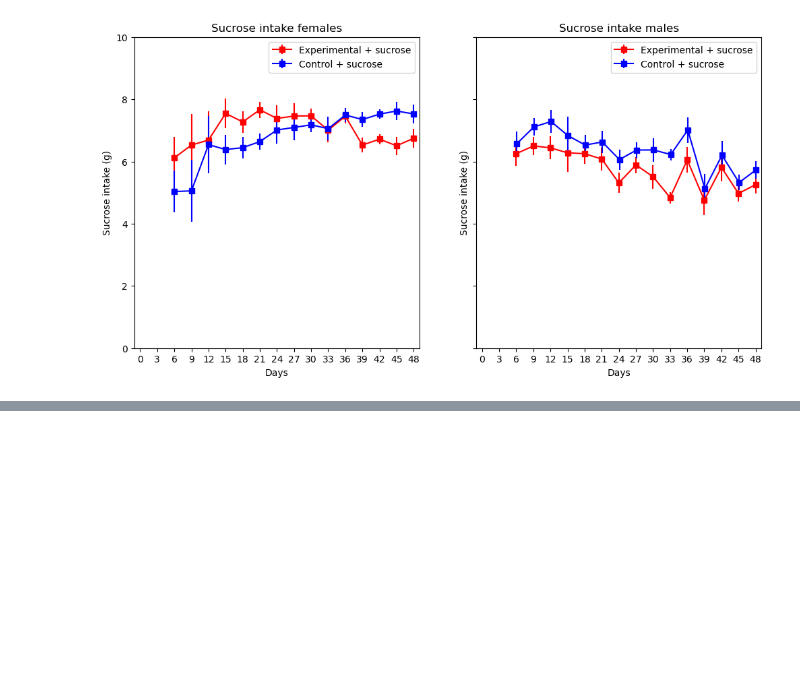
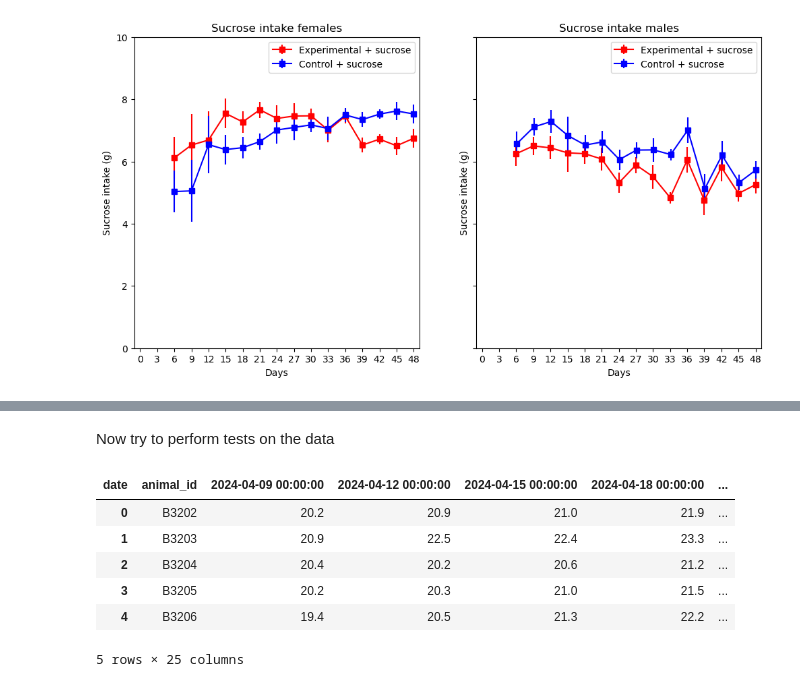
Before and after one commit to marijevisser/niacin, a Jupyter notebook: scripts/niacin_analysis_2.ipynb, the cells around one changed output, grey strips where cells are left out. Saved outputs shown, nothing was run; the diff lists cells and outputs as text; code cells hidden in the pictures; blank space fills up the shorter version.

```diff
--- a/scripts/niacin_analysis_2.ipynb
+++ b/scripts/niacin_analysis_2.ipynb
@@ -707,0 +771,27 @@ plt.show()
+# %% [markdown]
+Now try to perform tests on the data
+# %%
+# I realised that also the sucrose, sex and diet groups are missing and since I have no idea how to add that to
+# a pivoted dataset, I do it here manually.
+df_pivot = df_pivot.assign(sex = ['female','female','female','female','female','female','female','female','female','female','female',
+                                 'female','female','female','female','female','female','female','female','female','female','female','female',
+                                 'male','male','male','male','male','male','male','male','male','male','male','male','male','male','male','male',
+                                 'male','male','male','male','male','male','male','male'])
+df_pivot = df_pivot.assign(sucrose = ['No','No','No','No','No','No','No','Yes','Yes','No','No','Yes','Yes','No','No','Yes','Yes',
+                                    'Yes','Yes','Yes','Yes','Yes','Yes','Yes','Yes','Yes','Yes','No','No','No','No',
+                                     'Yes','Yes','Yes','Yes','Yes','Yes','No','No','No','No','No','No','No','No','Yes','Yes'])
+df_pivot = df_pivot.assign(diet = ['control','experimental','experimental','control','control','experimental','experimental',
+                                  'control','control','control','control','control','control','experimental','experimental','control','control',
+                                  'experimental','experimental','experimental','experimental','experimental','experimental',
+                                  'control','control','control','control','control','control','experimental','experimental','experimental','experimental',
+                                  'control','control','experimental','experimental','control','control','control','control',
+                                  'experimental','experimental','experimental','experimental','experimental','experimental'])
+df_pivot.head()
+# %% [output]
+| date | animal_id | 2024-04-09 00:00:00 | 2024-04-12 00:00:00 | 2024-04-15 00:00:00 | 2024-04-18 00:00:00 | ... |
+| 0 | B3202 | 20.2 | 20.9 | 21.0 | 21.9 | ... |
+| 1 | B3203 | 20.9 | 22.5 | 22.4 | 23.3 | ... |
+| 2 | B3204 | 20.4 | 20.2 | 20.6 | 21.2 | ... |
+| 3 | B3205 | 20.2 | 20.3 | 21.0 | 21.5 | ... |
+| 4 | B3206 | 19.4 | 20.5 | 21.3 | 22.2 | ... |
+5 rows × 25 columns
```
Also changed, not shown: parts of 14 cells of this notebook, 1 other file.
